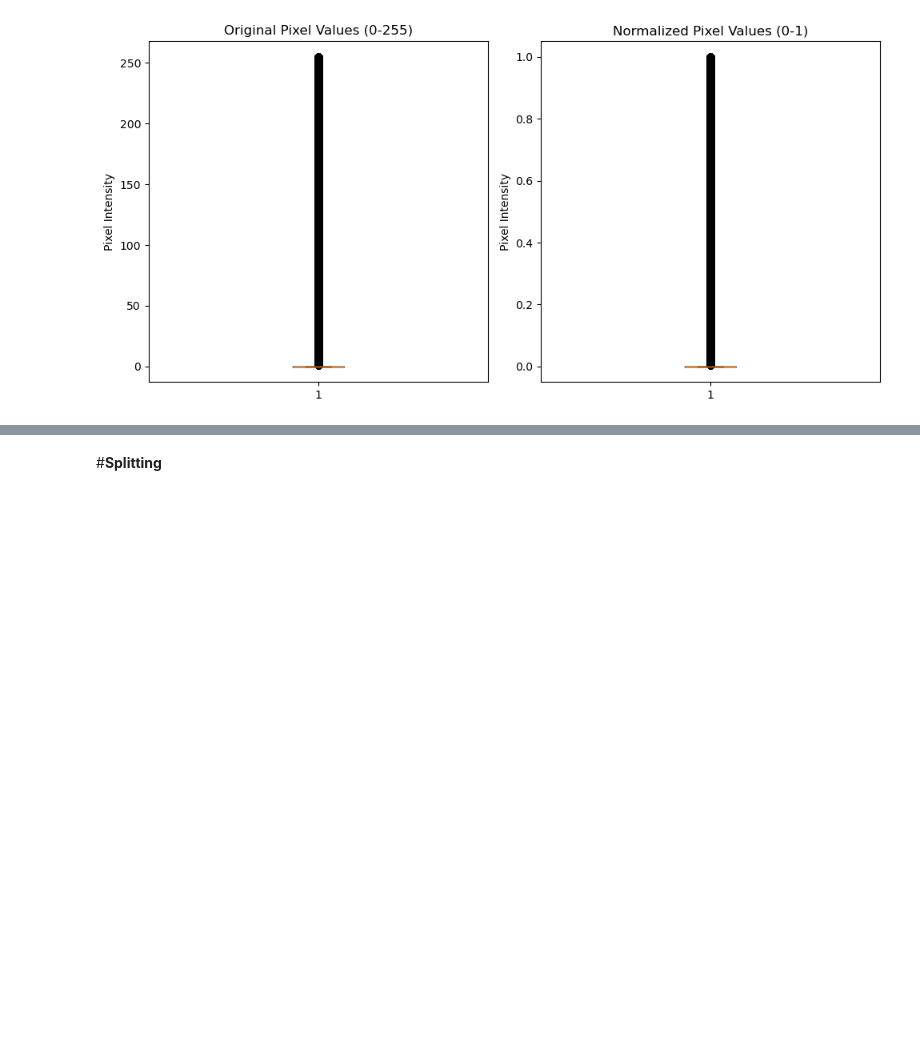
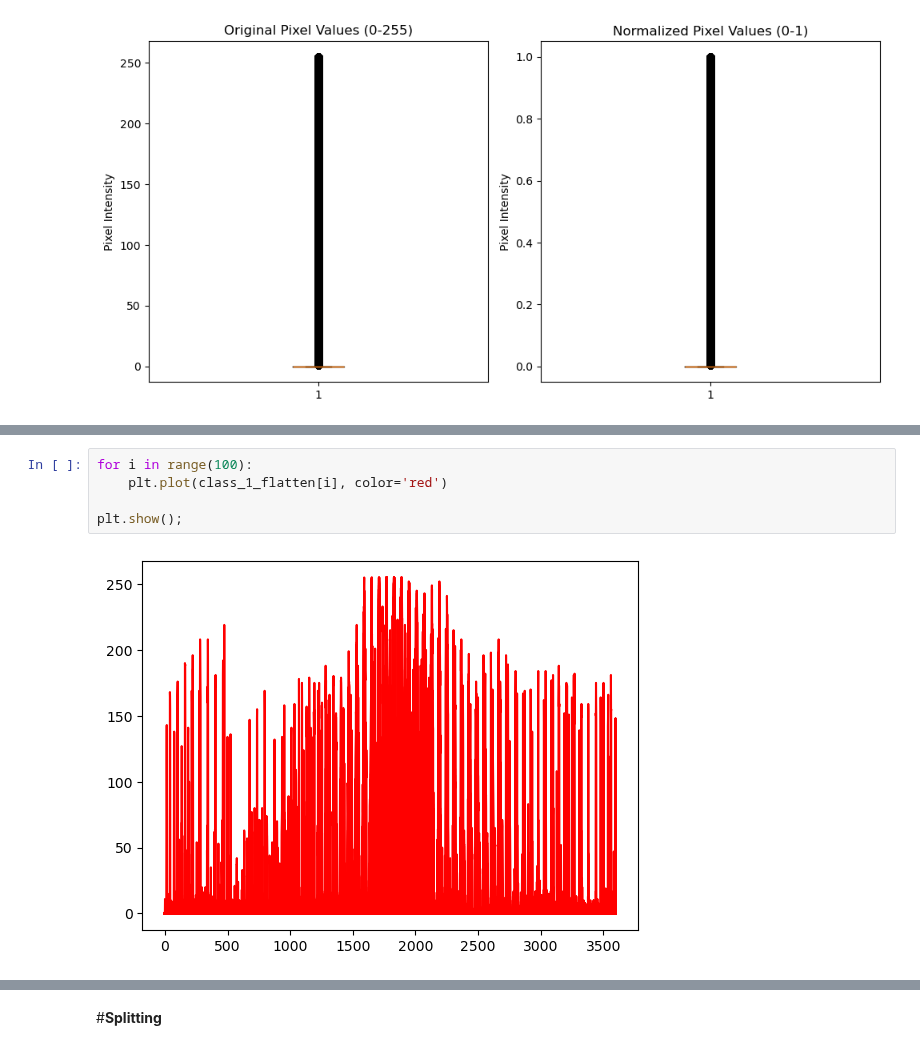
Before and after one commit to FaridRash/DATA-MINING-MACHINE-LEARNING-semester-2-, a Jupyter notebook: The Final Project/Notebooks/Farid/Farid_CNN_linux.ipynb, the cells around one changed output, grey strips where cells are left out. Saved outputs shown, nothing was run; the diff lists cells and outputs as text; blank space fills up the shorter version.

```diff
--- a/The Final Project/Notebooks/Farid/Farid_CNN_linux.ipynb
+++ b/The Final Project/Notebooks/Farid/Farid_CNN_linux.ipynb
@@ -343,0 +373,7 @@ plt.show()
+# %%
+for i in range(100):
+    plt.plot(class_1_flatten[i], color='red')
+
+plt.show();
+# %% [output]
+[figure, added]
```
Also changed, not shown: parts of 8 cells of this notebook.
